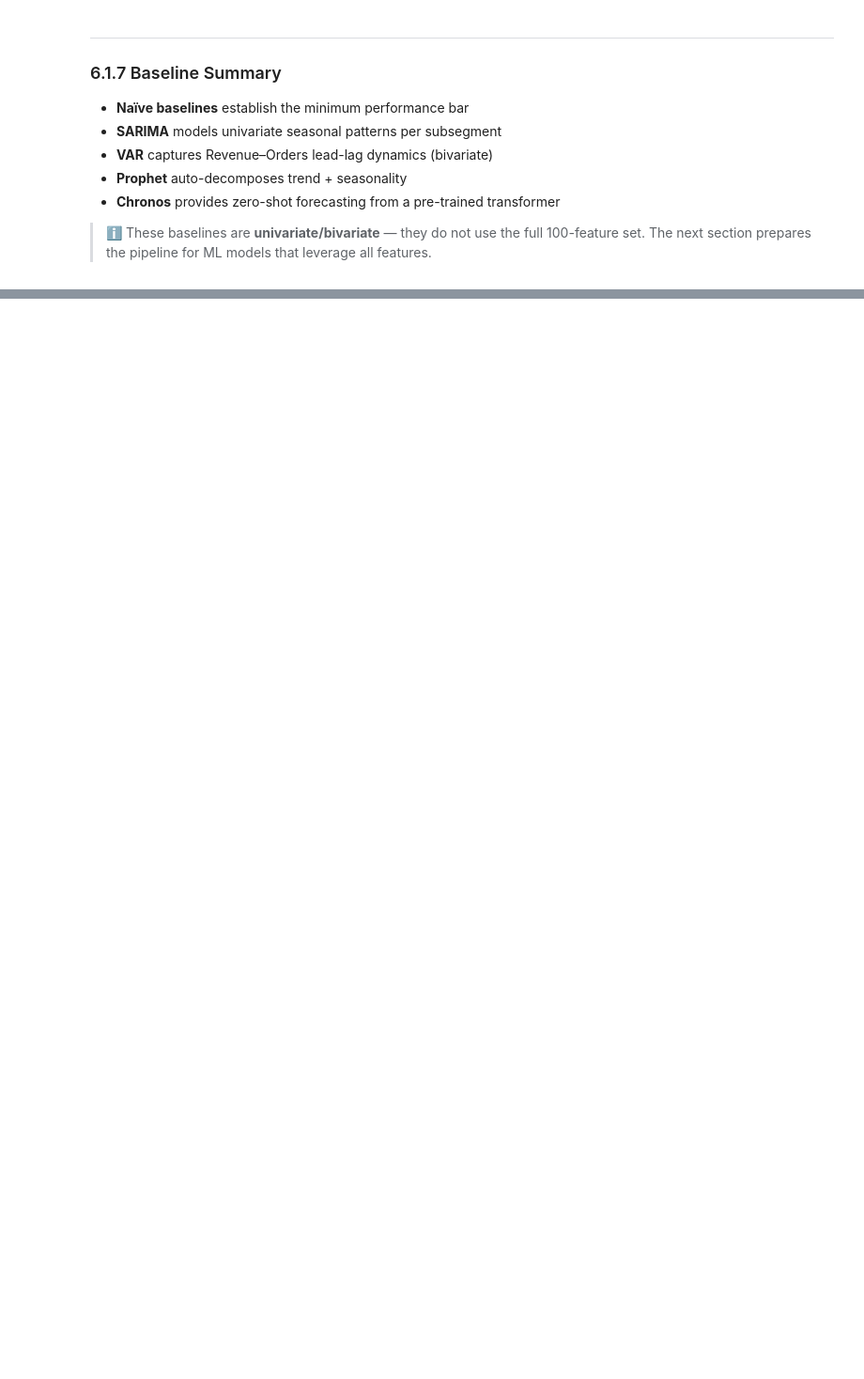
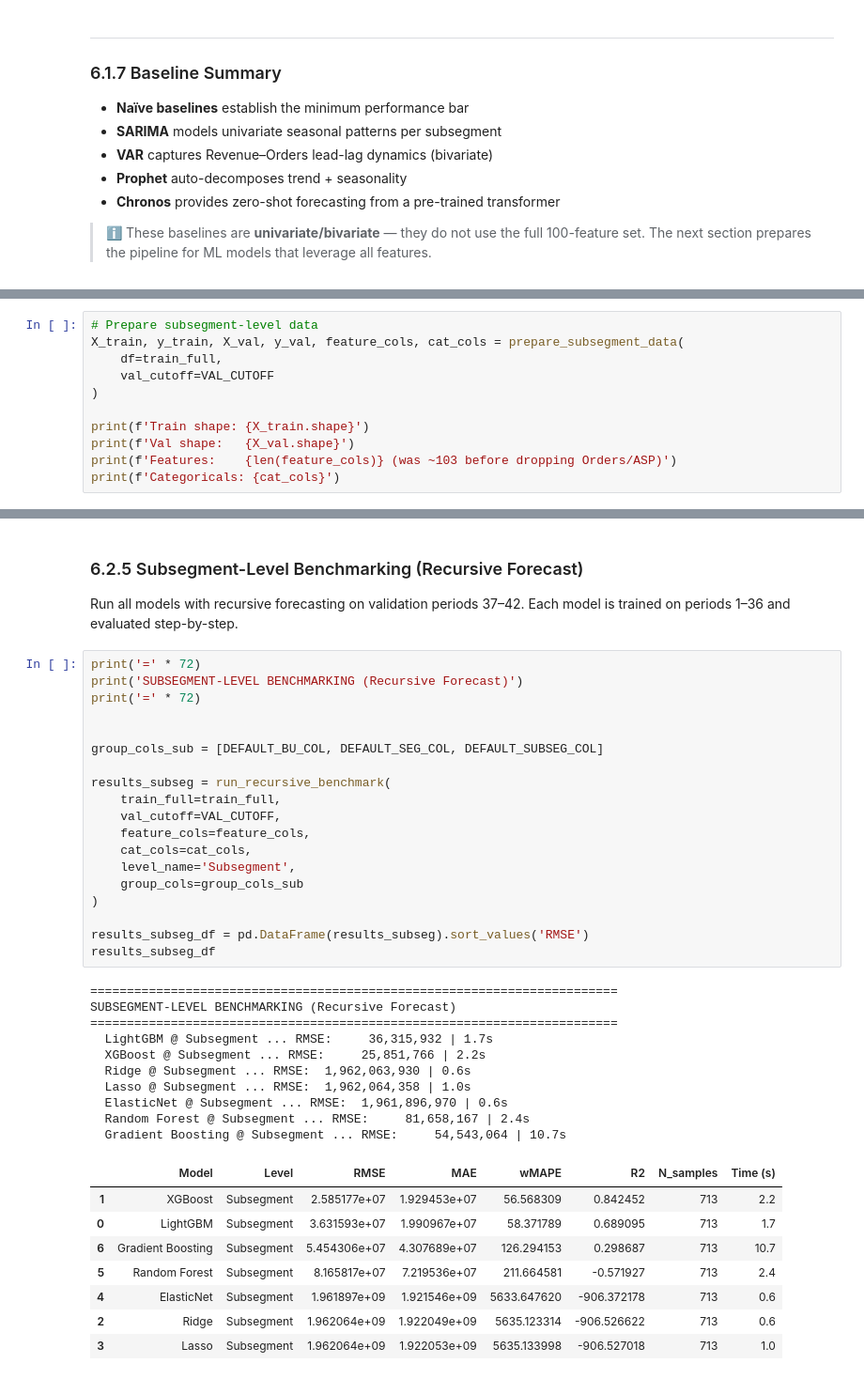
Before and after one commit to RuiSousaFerreiraIMS/Siemens_Advanta_BC, a Jupyter notebook: notebooks/6)Modelling.ipynb, the cells around one changed output, grey strips where cells are left out. Shown at 94% size. Cells and saved outputs as stored; diff of their text form; blank space fills up the shorter version.

```diff
--- a/notebooks/6)Modelling.ipynb
+++ b/notebooks/6)Modelling.ipynb
@@ -357,0 +370,11 @@ NaN remaining: 0
+# %%
+# Prepare subsegment-level data
+X_train, y_train, X_val, y_val, feature_cols, cat_cols = prepare_subsegment_data(
+    df=train_full,
+    val_cutoff=VAL_CUTOFF
+)
+
+print(f'Train shape: {X_train.shape}')
+print(f'Val shape:   {X_val.shape}')
+print(f'Features:    {len(feature_cols)} (was ~103 before dropping Orders/ASP)')
+print(f'Categoricals: {cat_cols}')
@@ -357,0 +451,43 @@ NaN remaining: 0
+# %% [markdown]
+### 6.2.5 Subsegment-Level Benchmarking (Recursive Forecast)
+
+Run all models with recursive forecasting on validation periods 37–42.
+Each model is trained on periods 1–36 and evaluated step-by-step.
+# %%
+print('=' * 72)
+print('SUBSEGMENT-LEVEL BENCHMARKING (Recursive Forecast)')
+print('=' * 72)
+
+
+group_cols_sub = [DEFAULT_BU_COL, DEFAULT_SEG_COL, DEFAULT_SUBSEG_COL]
+
+results_subseg = run_recursive_benchmark(
+    train_full=train_full,
+    val_cutoff=VAL_CUTOFF,
+    feature_cols=feature_cols,
+    cat_cols=cat_cols,
+    level_name='Subsegment',
+    group_cols=group_cols_sub
+)
+
+results_subseg_df = pd.DataFrame(results_subseg).sort_values('RMSE')
+results_subseg_df
+# %% [output]
+========================================================================
+SUBSEGMENT-LEVEL BENCHMARKING (Recursive Forecast)
+========================================================================
+  LightGBM @ Subsegment ... RMSE:     36,315,932 | 1.7s
+  XGBoost @ Subsegment ... RMSE:     25,851,766 | 2.2s
+  Ridge @ Subsegment ... RMSE:  1,962,063,930 | 0.6s
+  Lasso @ Subsegment ... RMSE:  1,962,064,358 | 1.0s
+  ElasticNet @ Subsegment ... RMSE:  1,961,896,970 | 0.6s
+  Random Forest @ Subsegment ... RMSE:     81,658,167 | 2.4s
+  Gradient Boosting @ Subsegment ... RMSE:     54,543,064 | 10.7s
+|  | Model | Level | RMSE | MAE | wMAPE | R2 | N_samples | Time (s) |
+| 1 | XGBoost | Subsegment | 2.585177e+07 | 1.929453e+07 | 56.568309 | 0.842452 | 713 | 2.2 |
+| 0 | LightGBM | Subsegment | 3.631593e+07 | 1.990967e+07 | 58.371789 | 0.689095 | 713 | 1.7 |
+| 6 | Gradient Boosting | Subsegment | 5.454306e+07 | 4.307689e+07 | 126.294153 | 0.298687 | 713 | 10.7 |
+| 5 | Random Forest | Subsegment | 8.165817e+07 | 7.219536e+07 | 211.664581 | -0.571927 | 713 | 2.4 |
+| 4 | ElasticNet | Subsegment | 1.961897e+09 | 1.921546e+09 | 5633.647620 | -906.372178 | 713 | 0.6 |
+| 2 | Ridge | Subsegment | 1.962064e+09 | 1.922049e+09 | 5635.123314 | -906.526622 | 713 | 0.6 |
+| 3 | Lasso | Subsegment | 1.962064e+09 | 1.922053e+09 | 5635.133998 | -906.527018 | 713 | 1.0 |
```
Also changed, not shown: parts of 28 cells of this notebook, 2 other files.
